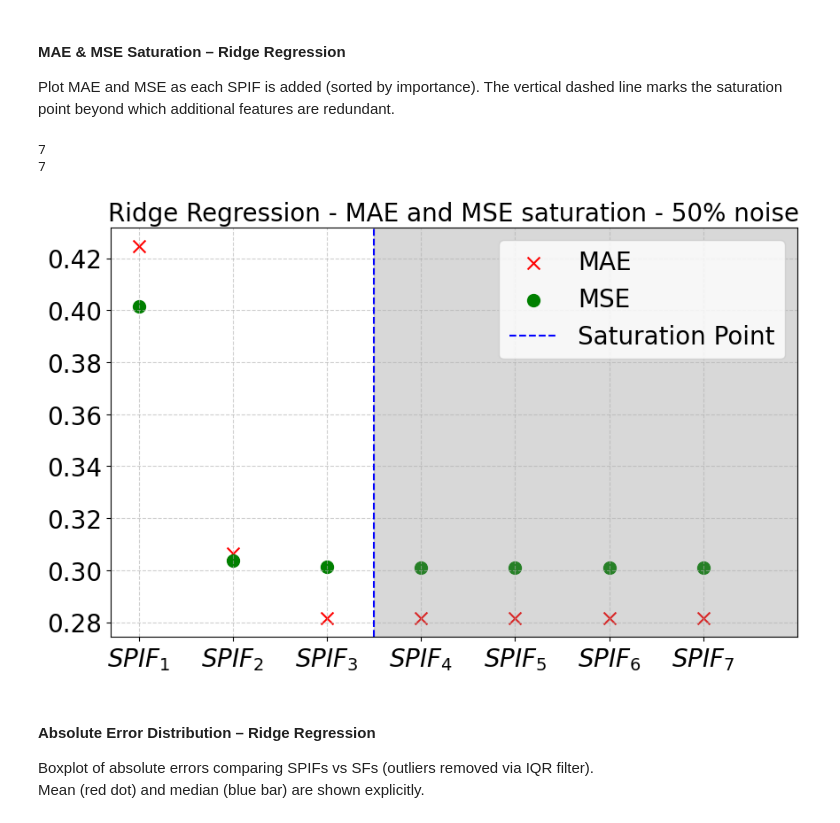
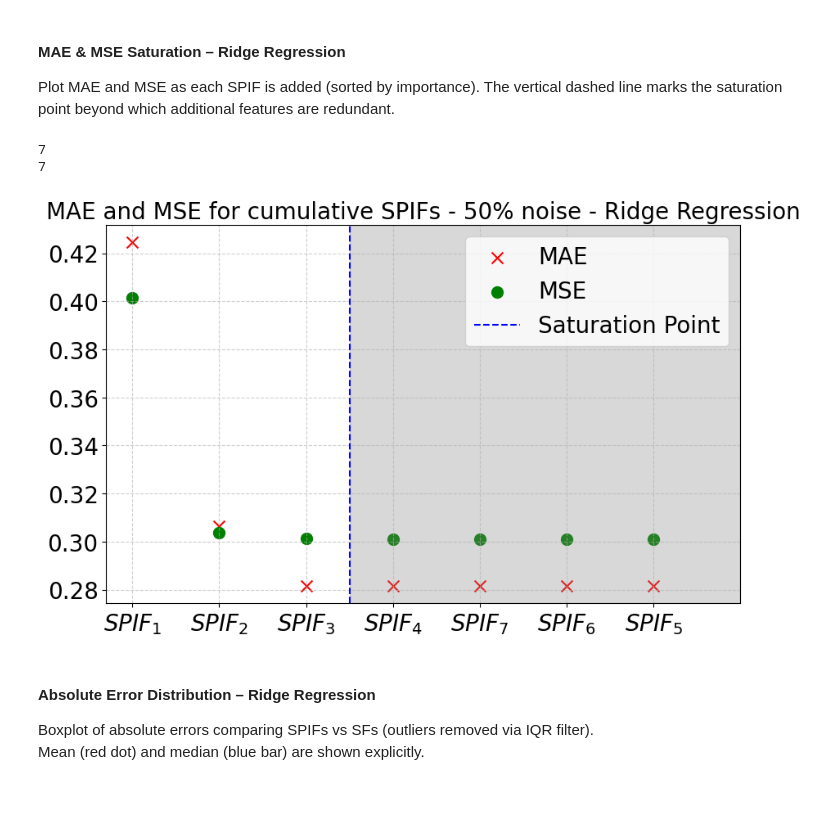
Before and after one commit to margherita-lampani/Physics-Informed-Feature-Maps-for-Kernel-Based-Learning, a Jupyter notebook: regression_bernoulli.ipynb, the cells around one changed output. Drawn from its saved outputs; the diff is of its cells as text; code cells hidden in the pictures; blank space fills up the shorter version.

```diff
--- a/regression_bernoulli.ipynb
+++ b/regression_bernoulli.ipynb
@@ -485,31 +487,40 @@ Plot MAE and MSE as each SPIF is added (sorted by importance). The vertical dash
 # %%
 num_features = len(added_features)
 print(num_features)
 print(len(mae_list))
 
-# LaTeX-style labels for x-axis ticks: SPIF_1, SPIF_2, ...
-feature_labels = [f"$SPIF_{{{i+1}}}$" for i in range(num_features)]
+spif_mapping = {
+    'Pressure (Pa)':             'SPIF_1',
+    'Dynamic Pressure (Pa)':     'SPIF_2',
+    'Hydrostatic Pressure (Pa)': 'SPIF_3',
+    'P1 (Pa)':                   'SPIF_4',
+    'P2 (Pa)':                   'SPIF_5',
+    'P3 (Pa)':                   'SPIF_6',
+    'P4 (Pa)':                   'SPIF_7',
+}
+
+feature_labels = [f"${spif_mapping.get(f, f)}$" for f in added_features]
 
 plt.figure(figsize=(10, 6))
 plt.scatter(feature_labels, mae_list, marker='x', color='r', s=100, label='MAE')
 plt.scatter(feature_labels, mse_list, marker='o', color='g', s=100, label='MSE')
 
 # Shade the saturation region (features beyond the saturation point contribute negligibly)
 if num_features > 3:
     plt.axvline(x=2.5, color='b', linestyle='--', label='Saturation Point')
     x_lim = plt.xlim(right=7)
     plt.axvspan(2.5, x_lim[1], color='gray', alpha=0.3)
 
-plt.title('Ridge Regression - MAE and MSE saturation - 50% noise', fontsize=20)
+plt.title('MAE and MSE for cumulative SPIFs - 50% noise - Ridge Regression', fontsize=20)
 plt.grid(True, linestyle='--', alpha=0.6)
 plt.xticks(fontsize=20)
 plt.yticks(fontsize=20)
 plt.legend(loc='upper right', fontsize=20)
 plt.show()
 # %% [output]
 7
 7
-[figure, old version]
+[figure, new version]
 # %% [markdown]
 #### Absolute Error Distribution – Ridge Regression
 
```
Also changed, not shown: parts of 16 cells of this notebook, 51 other files.
